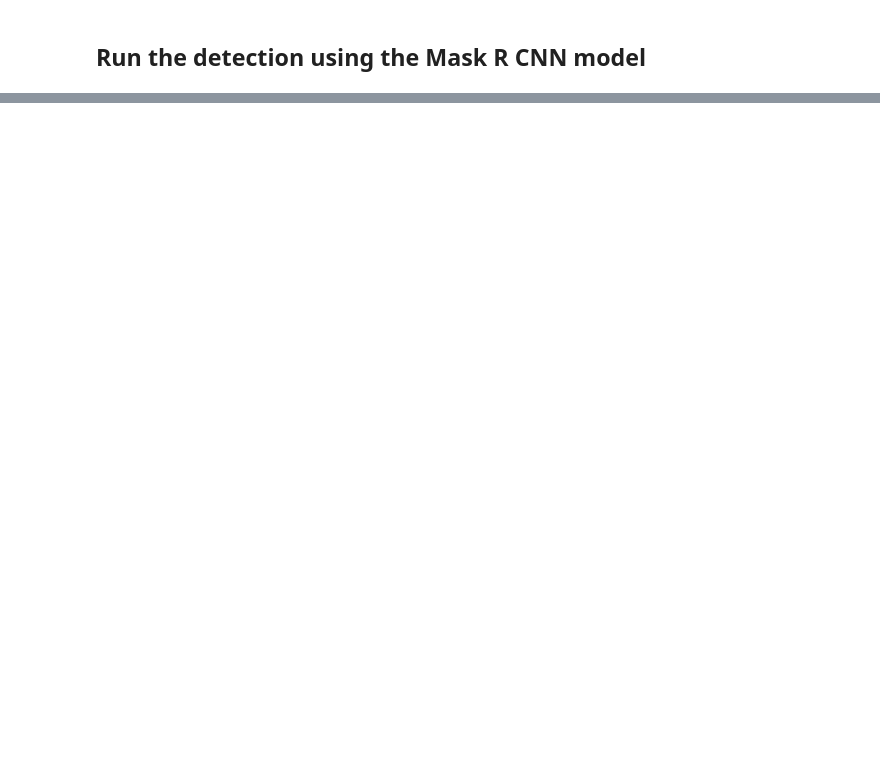
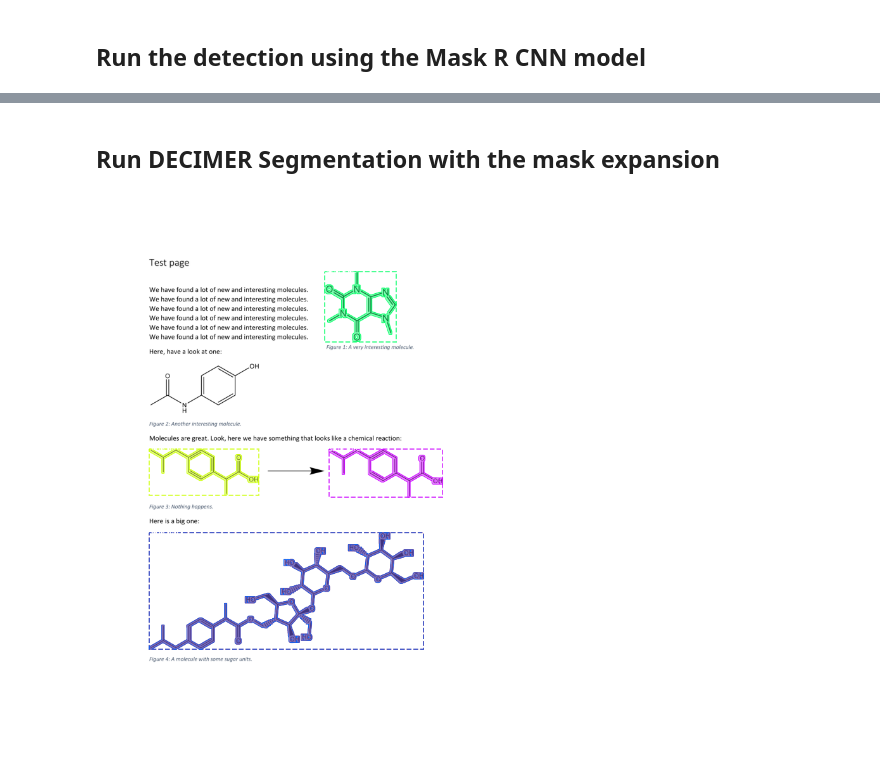
Before and after one commit to Kohulan/DECIMER-Image-Segmentation, a Jupyter notebook: DECIMER_Segmentation_notebook.ipynb, the cells around one changed output, grey strips where cells are left out. Cells and saved outputs as stored; diff of their text form; code cells hidden in the pictures; blank space fills up the shorter version.

```diff
--- a/DECIMER_Segmentation_notebook.ipynb
+++ b/DECIMER_Segmentation_notebook.ipynb
@@ -80,0 +50,8 @@ visualize.display_instances(image = image,
+# %% [markdown]
+## Run DECIMER Segmentation with the mask expansion
+# %%
+segments = structure_extractor.segment_chemical_structures(np.array(pages[0]),
+                                                           expand=True,
+                                                           visualization=True)
+# %% [output]
+[figure, added]
```
Also changed, not shown: parts of 16 cells of this notebook.
